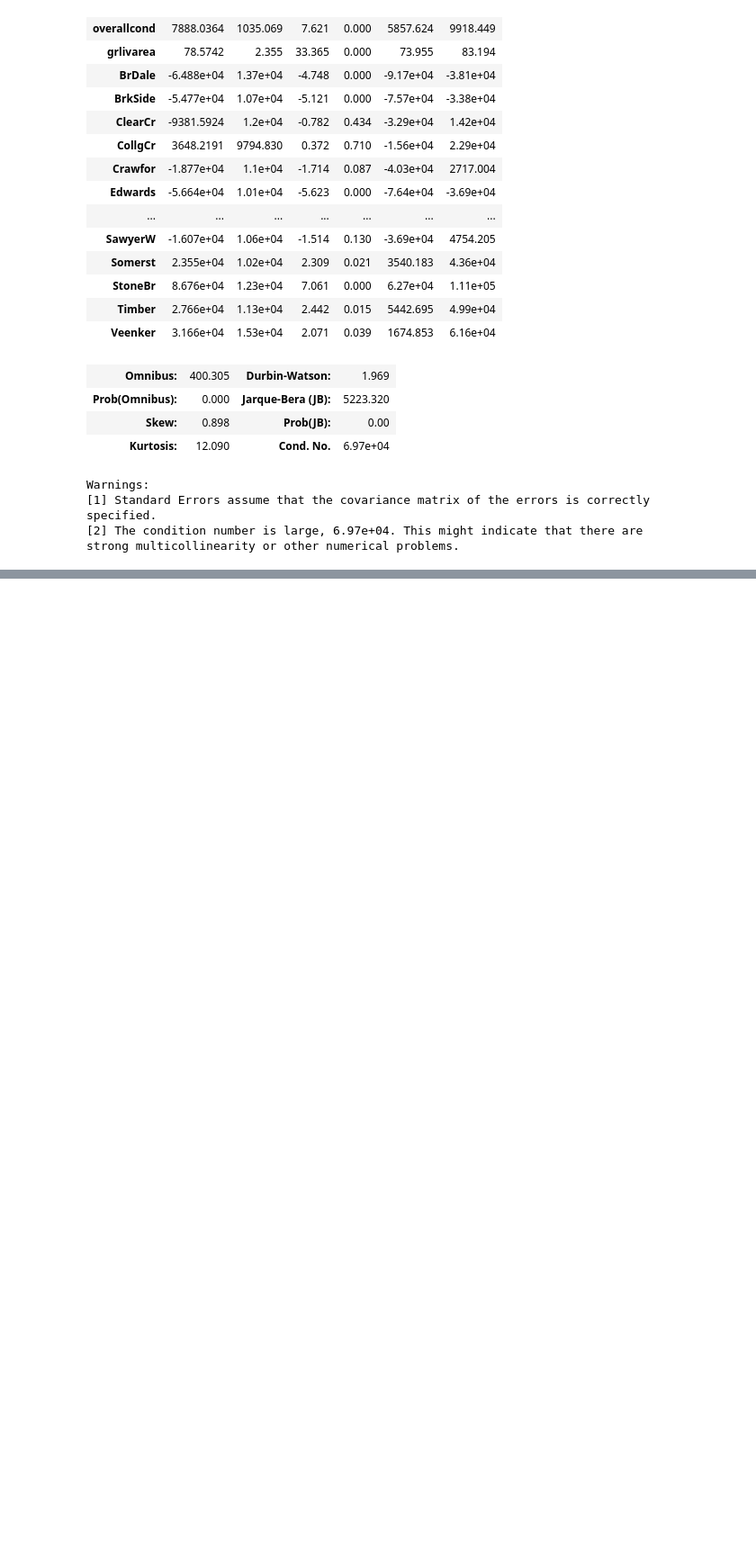
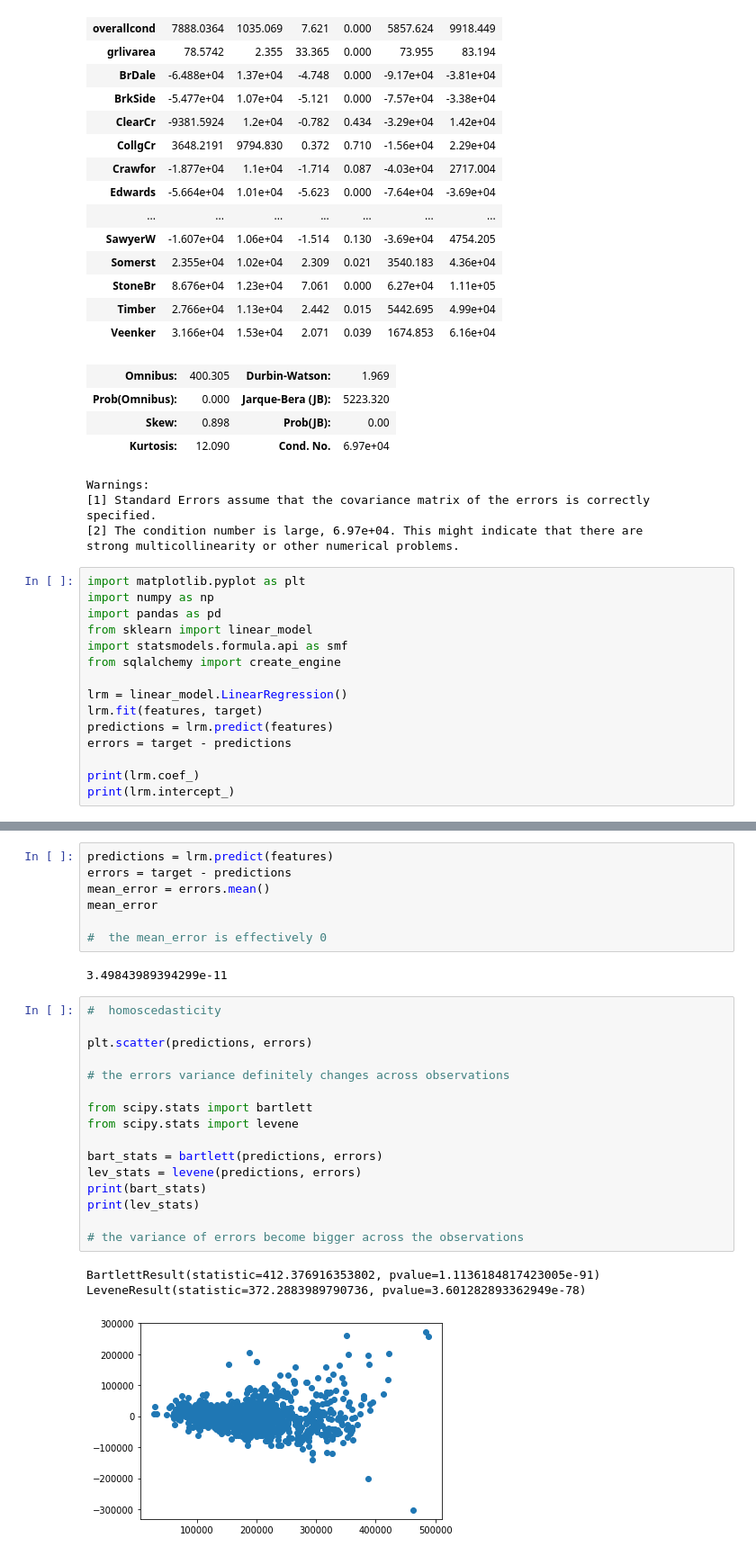
Before and after one commit to sw299/Thinkful_projects, a Jupyter notebook: simple_linear_regression_with_ols.ipynb, the cells around one changed output, grey strips where cells are left out. Shown: that part at 90% size. Drawn from its saved outputs; the diff is of its cells as text; blank space fills up the shorter version.

```diff
--- a/simple_linear_regression_with_ols.ipynb
+++ b/simple_linear_regression_with_ols.ipynb
@@ -166,3 +166,18 @@ Warnings:
 [1] Standard Errors assume that the covariance matrix of the errors is correctly specified.
 [2] The condition number is large, 6.97e+04. This might indicate that there are
 strong multicollinearity or other numerical problems.
+# %%
+import matplotlib.pyplot as plt
+import numpy as np
+import pandas as pd
+from sklearn import linear_model
+import statsmodels.formula.api as smf
+from sqlalchemy import create_engine
+
+lrm = linear_model.LinearRegression()
+lrm.fit(features, target)
+predictions = lrm.predict(features)
+errors = target - predictions
+
+print(lrm.coef_)
+print(lrm.intercept_)
@@ -168,0 +193,29 @@ strong multicollinearity or other numerical problems.
+# %%
+predictions = lrm.predict(features)
+errors = target - predictions
+mean_error = errors.mean()
+mean_error
+
+#  the mean_error is effectively 0
+# %% [output]
+3.49843989394299e-11
+# %%
+#  homoscedasticity
+
+plt.scatter(predictions, errors)
+
+# the errors variance definitely changes across observations
+
+from scipy.stats import bartlett
+from scipy.stats import levene
+
+bart_stats = bartlett(predictions, errors)
+lev_stats = levene(predictions, errors)
+print(bart_stats)
+print(lev_stats)
+
+# the variance of errors become bigger across the observations
+# %% [output]
+BartlettResult(statistic=412.376916353802, pvalue=1.1136184817423005e-91)
+LeveneResult(statistic=372.2883989790736, pvalue=3.601282893362949e-78)
+[figure, added]
```
Also changed, not shown: parts of 4 cells of this notebook.
